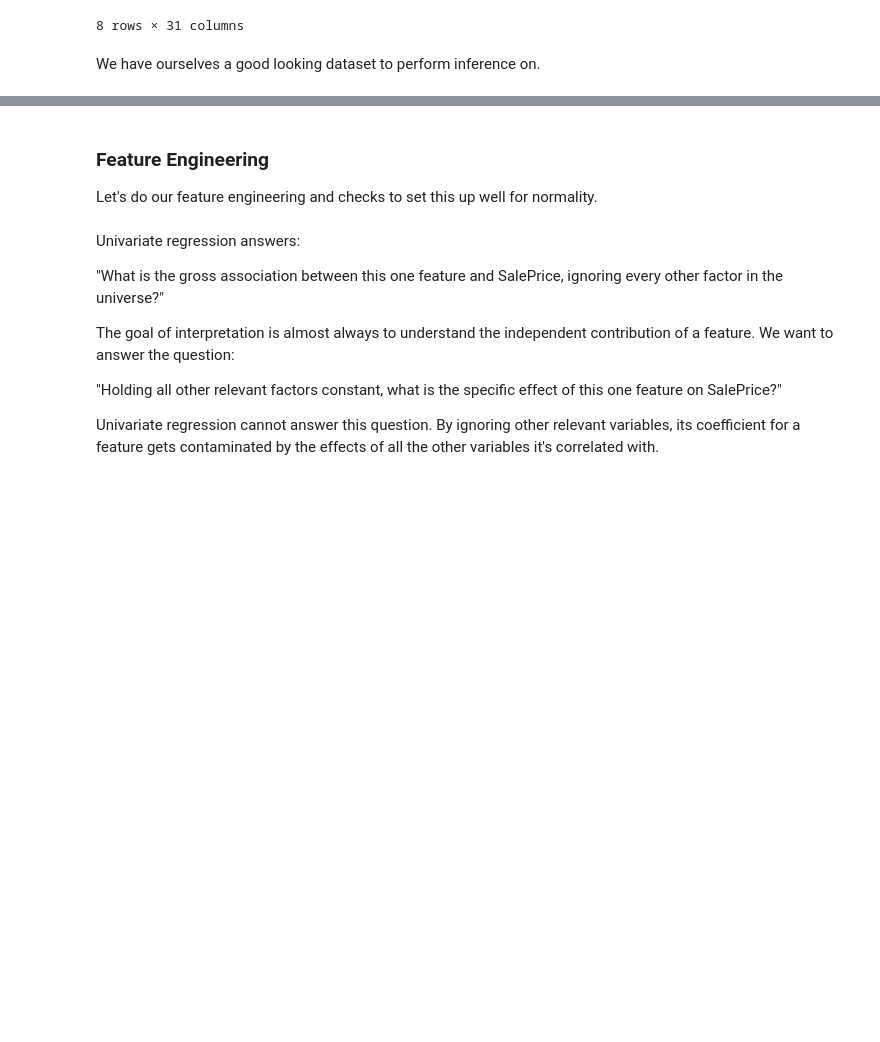
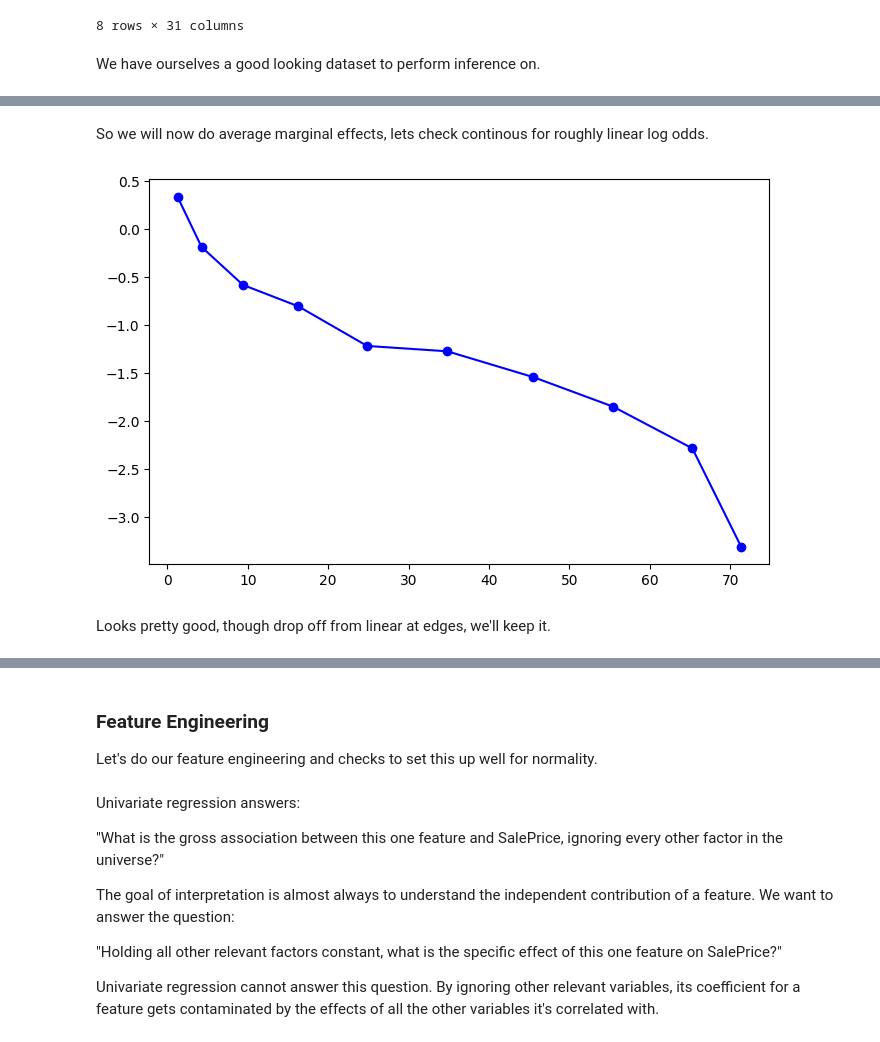
Before and after one commit to angelusualle/machine-learning, a Jupyter notebook: classification/linear-decision-boundaries/discriminative/logistic/logistic_regression.ipynb, the cells around one changed output, grey strips where cells are left out. Saved outputs shown, nothing was run; the diff lists cells and outputs as text; code cells hidden in the pictures; blank space fills up the shorter version.

```diff
--- a/classification/linear-decision-boundaries/discriminative/logistic/logistic_regression.ipynb
+++ b/classification/linear-decision-boundaries/discriminative/logistic/logistic_regression.ipynb
@@ -2510,0 +2542,3 @@ Logit Regression Results
+# %%
+x_no_charges = x.drop(columns=["MonthlyCharges", "TotalCharges"])
+redundancy_check(x_no_charges)
@@ -2510,0 +2591,8 @@ Logit Regression Results
+# %% [markdown]
+So we will now do average marginal effects, lets check continous for roughly linear log odds.
+# %%
+plot_binned_log_odds_with_label(x_no_charges["tenure"].to_numpy(), y.to_numpy())
+# %% [output]
+[figure, added]
+# %% [markdown]
+Looks pretty good, though drop off from linear at edges, we'll keep it.
```
Also changed, not shown: parts of 8 cells of this notebook.
